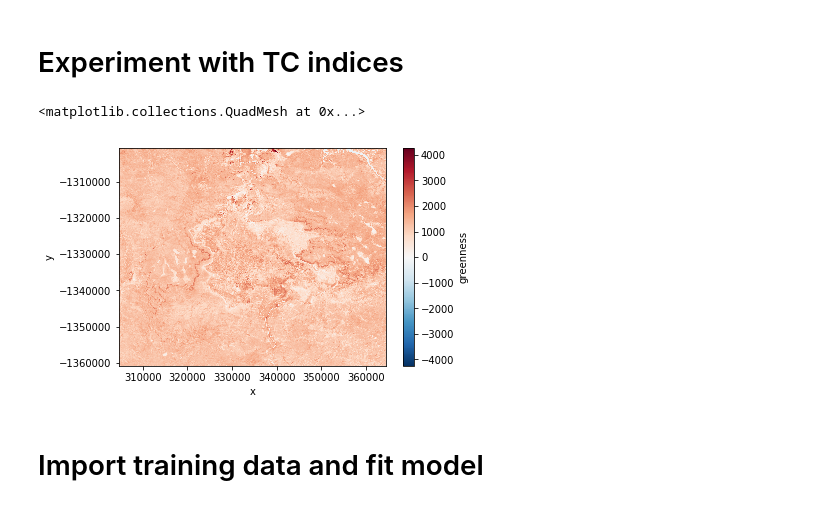
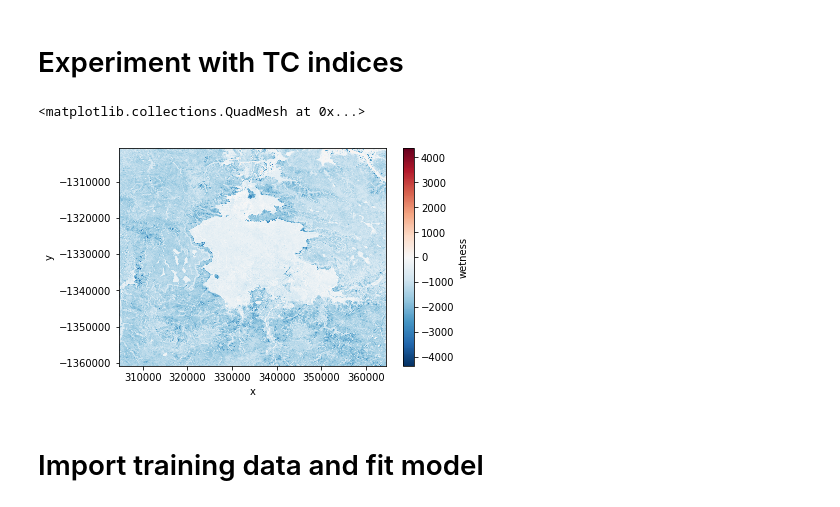
Before and after one commit to ML-MachineLearning/randomforest-GA, a Jupyter notebook: random_forest.ipynb, the cells around one changed output. Saved outputs shown, nothing was run; the diff lists cells and outputs as text; code cells hidden in the pictures.

```diff
--- a/random_forest.ipynb
+++ b/random_forest.ipynb
@@ -318,36 +318,33 @@ train_data_path = "raw_data/train"
 # %% [markdown]
 # Experiment with TC indices
 # %%
-# Set up analysis data query
-lat_point, lon_point, buffer = -12.5760601941, 135.026655065, 30000
-x, y = geometry.point(lon_point, lat_point, CRS('WGS84')).to_crs(CRS('EPSG:3577')).points[0]
+# # Set up analysis data query
+# lat_point, lon_point, buffer = -12.5760601941, 135.026655065, 30000
+# x, y = geometry.point(lon_point, lat_point, CRS('WGS84')).to_crs(CRS('EPSG:3577')).points[0]
 
-# Define wavelengths/bands of interest, remove this kwarg to retrieve all bands
-bands_of_interest = ['blue',
-                     'green',
-                     'red',
-                     'nir',
-                     'swir1',
-                     'swir2']
+# # Define wavelengths/bands of interest, remove this kwarg to retrieve all bands
+# bands_of_interest = ['blue', 'green', 'red', 'nir', 'swir1', 'swir2']
 
-# Set up query
-query = {'time': ('2017-03-01', '2017-06-28'),
-         'x': (x - buffer, x + buffer),
-         'y': (y - buffer, y + buffer),
-         'crs': 'EPSG:3577'}
+# # Set up query
+# query = {'time': ('2017-03-01', '2017-06-28'),
+#          'x': (x - buffer, x + buffer),
+#          'y': (y - buffer, y + buffer),
+#          'crs': 'EPSG:3577'}
 
-# Test function
-nbar_example = load_nbart('ls8',query,bands_of_interest)
-out = tasseled_cap(sensor_data = nbar_example,
-                   tc_bands = ['greenness', 'brightness', 'wetness'],
-                   sensor = 'ls8',
-                   drop = True)
+# # Test function
+# nbar_example = load_nbart('ls8',query,bands_of_interest)
+# out = tasseled_cap(sensor_data = nbar_example,
+#                    tc_bands = ['brightness', 'greenness', 'wetness'],
+#                    sensor = 'ls8',
+#                    drop = True)
 
-# Plot
-out.median("time").greenness.plot()
+# # Plot
+# out.median("time").greenness.plot()
+
+# out.median("time").wetness.plot()
 # %% [output]
 <matplotlib.collections.QuadMesh at 0x...>
-[figure, old version]
+[figure, new version]
 # %% [markdown]
 # Import training data and fit model
 # %%
```
Also changed, not shown: parts of 4 cells of this notebook.
